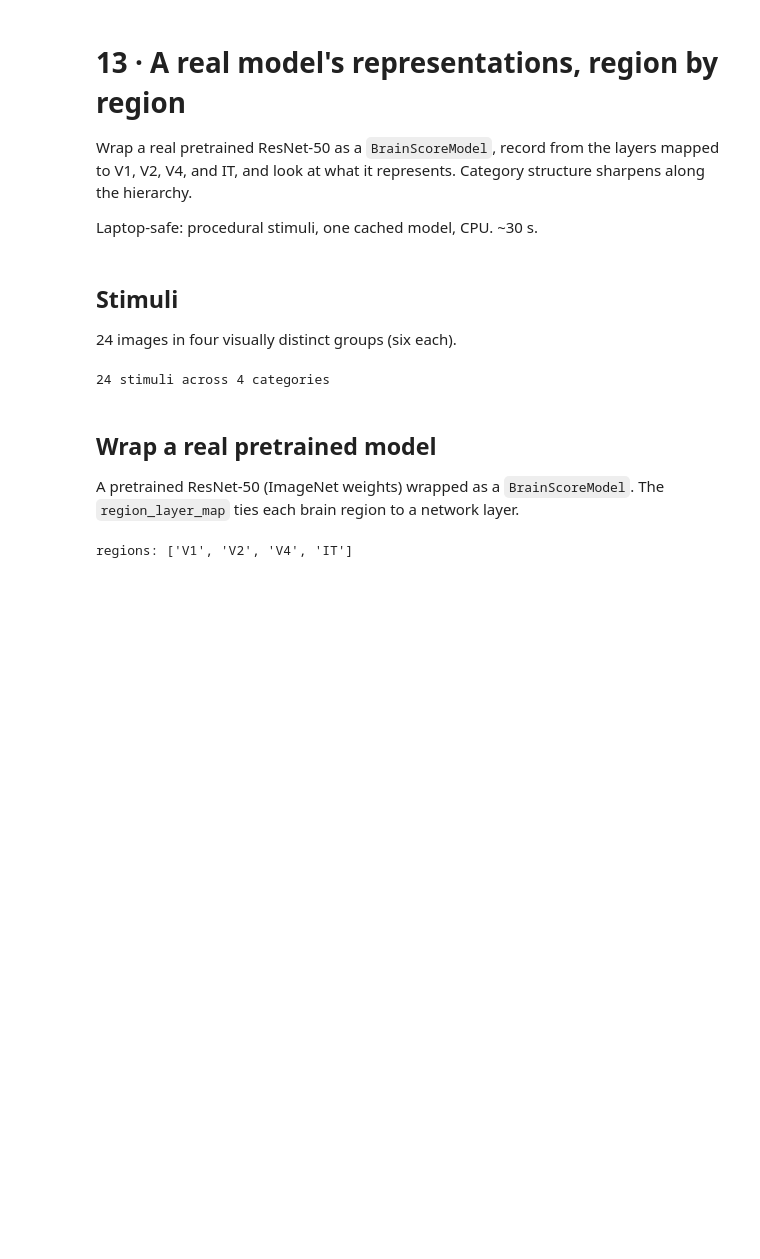
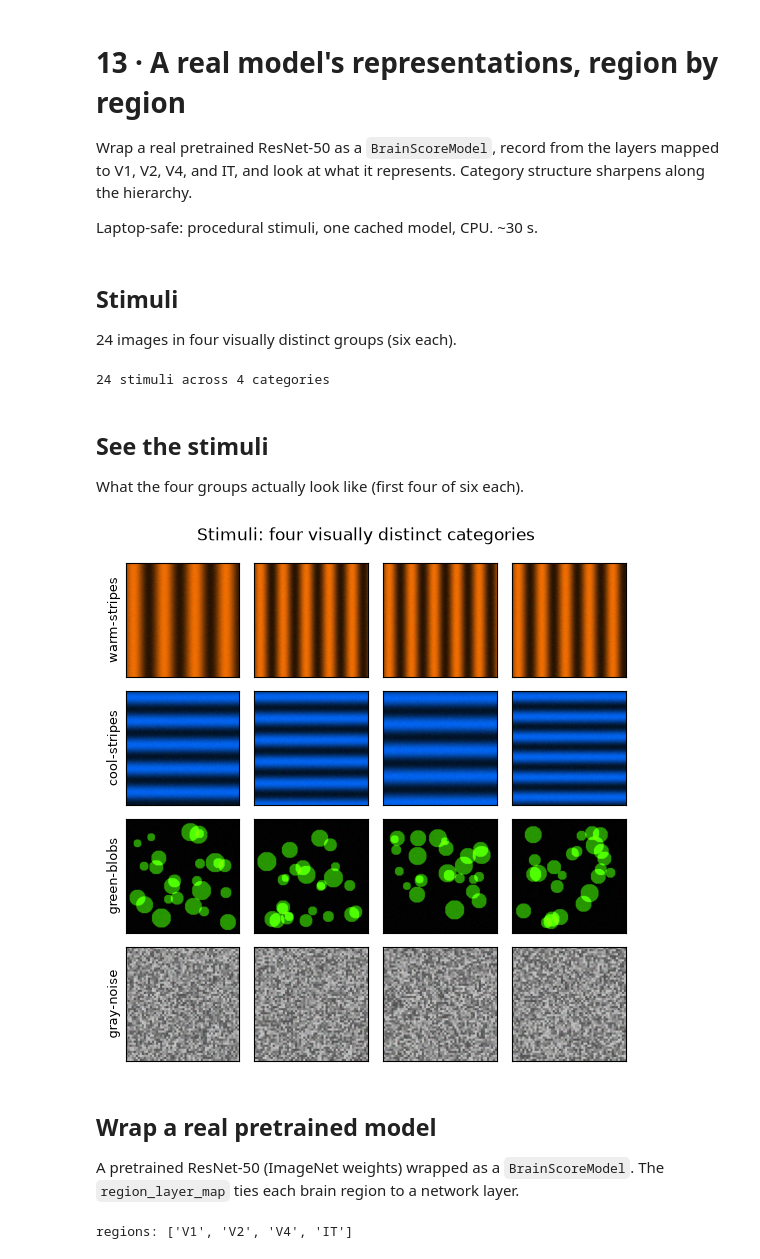
Before and after one commit to KartikP/brainscore-unified, a Jupyter notebook: notebooks/13_real_model_representations.ipynb, the cells around one changed output. Saved outputs shown, nothing was run; the diff lists cells and outputs as text; code cells hidden in the pictures; blank space fills up the shorter version.

```diff
--- a/notebooks/13_real_model_representations.ipynb
+++ b/notebooks/13_real_model_representations.ipynb
@@ -59,6 +59,23 @@ stimuli.stimulus_paths = {r['stimulus_id']: r['image_file_name'] for r in rows}
 print(f'{len(stimuli)} stimuli across {len(CATS)} categories')
 # %% [output]
 24 stimuli across 4 categories
+# %% [markdown]
+## See the stimuli
+
+What the four groups actually look like (first four of six each).
+# %%
+import matplotlib.pyplot as plt
+
+fig, axes = plt.subplots(len(CATS), 4, figsize=(5.5, 5.6))
+for ci, cat in enumerate(CATS):
+    for k in range(4):
+        ax = axes[ci, k]
+        ax.imshow(make_image(cat, k)); ax.set_xticks([]); ax.set_yticks([])
+        if k == 0: ax.set_ylabel(cat, fontsize=9)
+fig.suptitle('Stimuli: four visually distinct categories')
+fig.tight_layout(); plt.show()
+# %% [output]
+[figure, added]
 # %% [markdown]
 ## Wrap a real pretrained model
 
```
Also changed, not shown: parts of 4 cells of this notebook, 1 other file.
